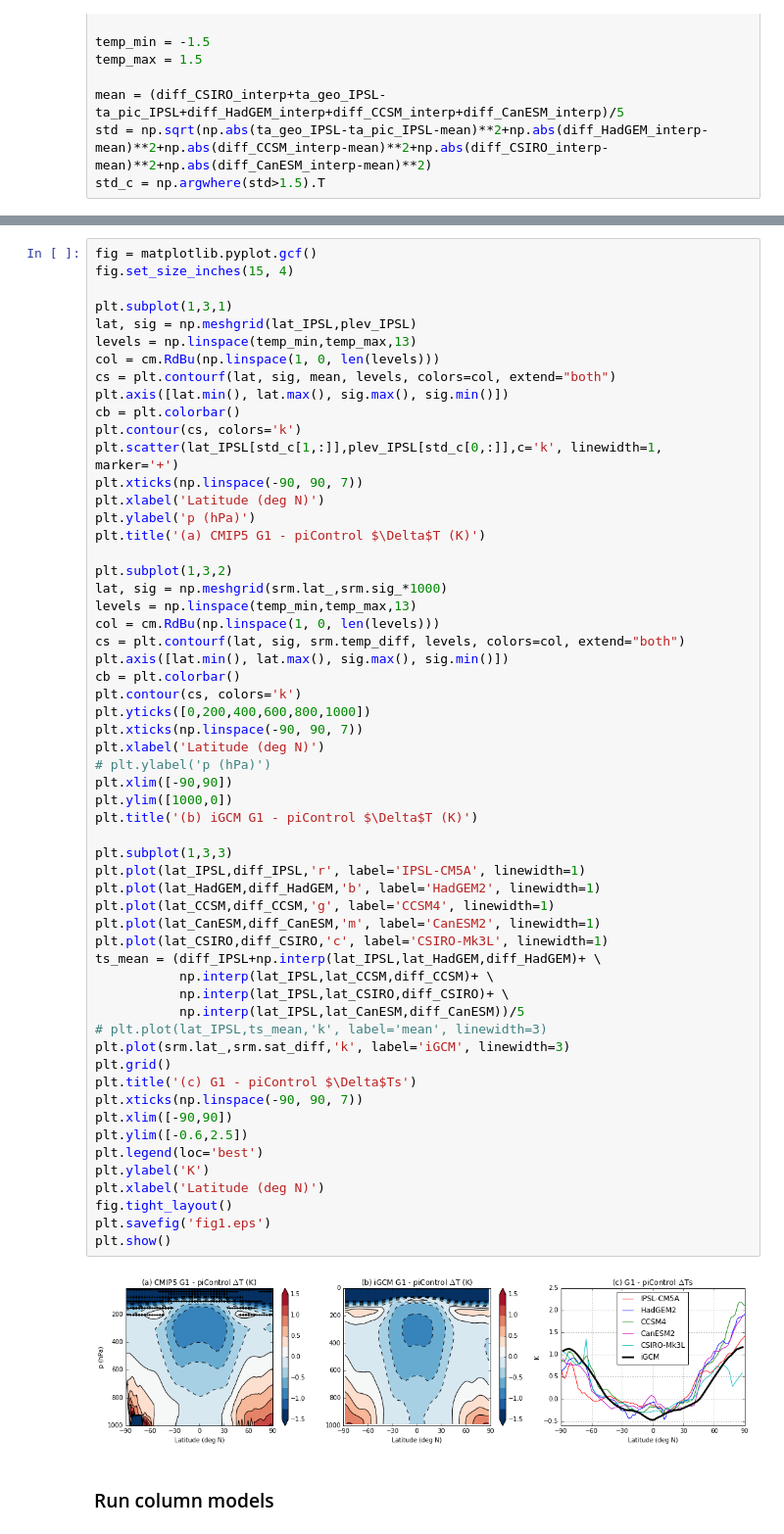
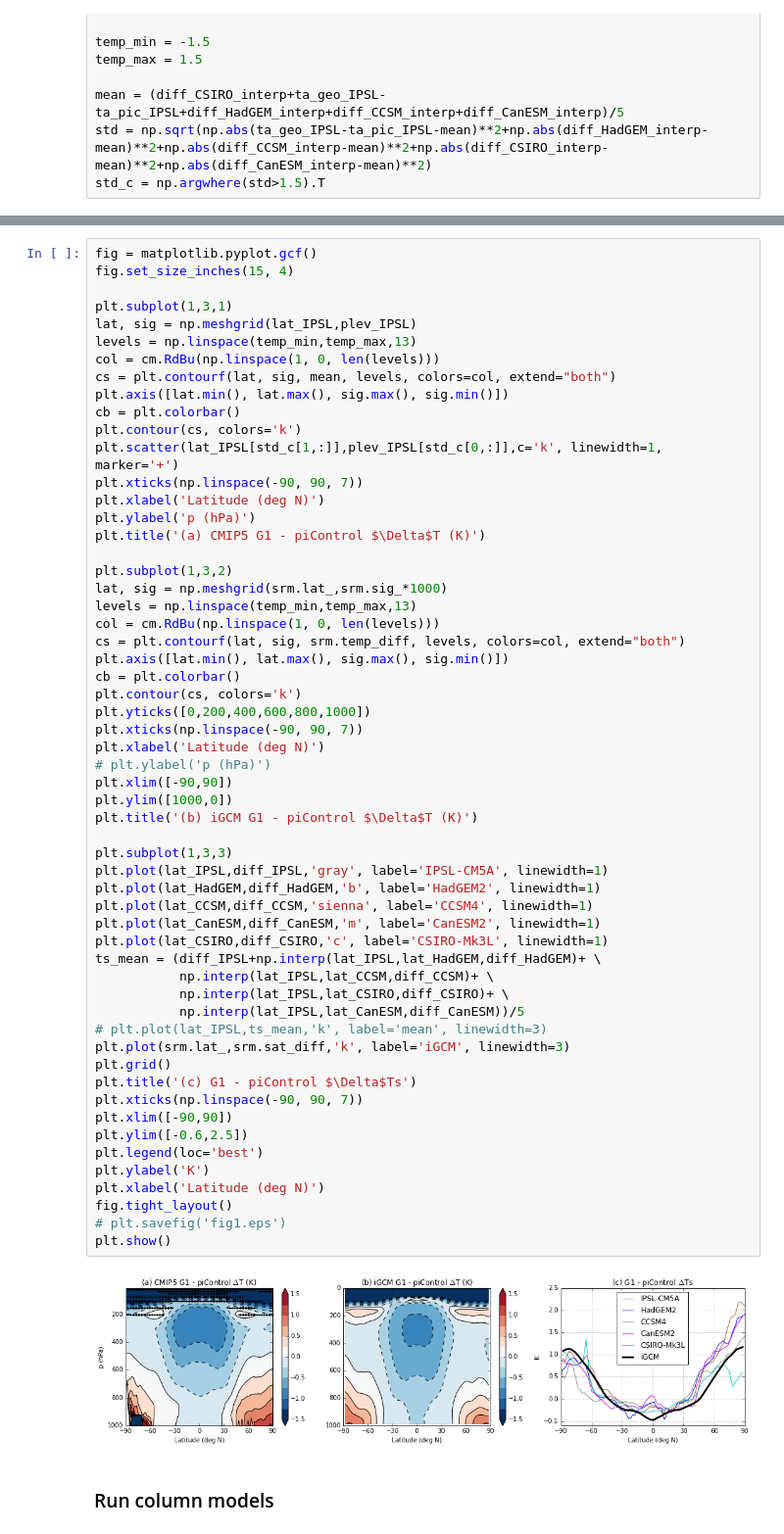
Before and after one commit to matthewjhenry/HM19_SRM, a Jupyter notebook: Henry and Merlis 2019 Solar Radiation Management.ipynb, the cells around one changed output, grey strips where cells are left out. Shown at 98% size. Saved outputs shown, nothing was run; the diff lists cells and outputs as text.

```diff
--- a/Henry and Merlis 2019 Solar Radiation Management.ipynb
+++ b/Henry and Merlis 2019 Solar Radiation Management.ipynb
@@ -328,36 +244,36 @@ cb = plt.colorbar()
 plt.contour(cs, colors='k')
 plt.yticks([0,200,400,600,800,1000])
 plt.xticks(np.linspace(-90, 90, 7))
 plt.xlabel('Latitude (deg N)')
 # plt.ylabel('p (hPa)')
 plt.xlim([-90,90])
 plt.ylim([1000,0])
 plt.title('(b) iGCM G1 - piControl $\Delta$T (K)')
 
 plt.subplot(1,3,3)
-plt.plot(lat_IPSL,diff_IPSL,'r', label='IPSL-CM5A', linewidth=1)
+plt.plot(lat_IPSL,diff_IPSL,'gray', label='IPSL-CM5A', linewidth=1)
 plt.plot(lat_HadGEM,diff_HadGEM,'b', label='HadGEM2', linewidth=1)
-plt.plot(lat_CCSM,diff_CCSM,'g', label='CCSM4', linewidth=1)
+plt.plot(lat_CCSM,diff_CCSM,'sienna', label='CCSM4', linewidth=1)
 plt.plot(lat_CanESM,diff_CanESM,'m', label='CanESM2', linewidth=1)
 plt.plot(lat_CSIRO,diff_CSIRO,'c', label='CSIRO-Mk3L', linewidth=1)
 ts_mean = (diff_IPSL+np.interp(lat_IPSL,lat_HadGEM,diff_HadGEM)+ \
            np.interp(lat_IPSL,lat_CCSM,diff_CCSM)+ \
            np.interp(lat_IPSL,lat_CSIRO,diff_CSIRO)+ \
            np.interp(lat_IPSL,lat_CanESM,diff_CanESM))/5
 # plt.plot(lat_IPSL,ts_mean,'k', label='mean', linewidth=3)
 plt.plot(srm.lat_,srm.sat_diff,'k', label='iGCM', linewidth=3)
 plt.grid()
 plt.title('(c) G1 - piControl $\Delta$Ts')
 plt.xticks(np.linspace(-90, 90, 7))
 plt.xlim([-90,90])
 plt.ylim([-0.6,2.5])
 plt.legend(loc='best')
 plt.ylabel('K')
 plt.xlabel('Latitude (deg N)')
 fig.tight_layout()
-plt.savefig('fig1.eps')
+# plt.savefig('fig1.eps')
 plt.show()
 # %% [output]
-[figure, old version]
+[figure, new version]
 # %% [markdown]
 ### Run column models
```
Also changed, not shown: parts of 46 cells of this notebook.
